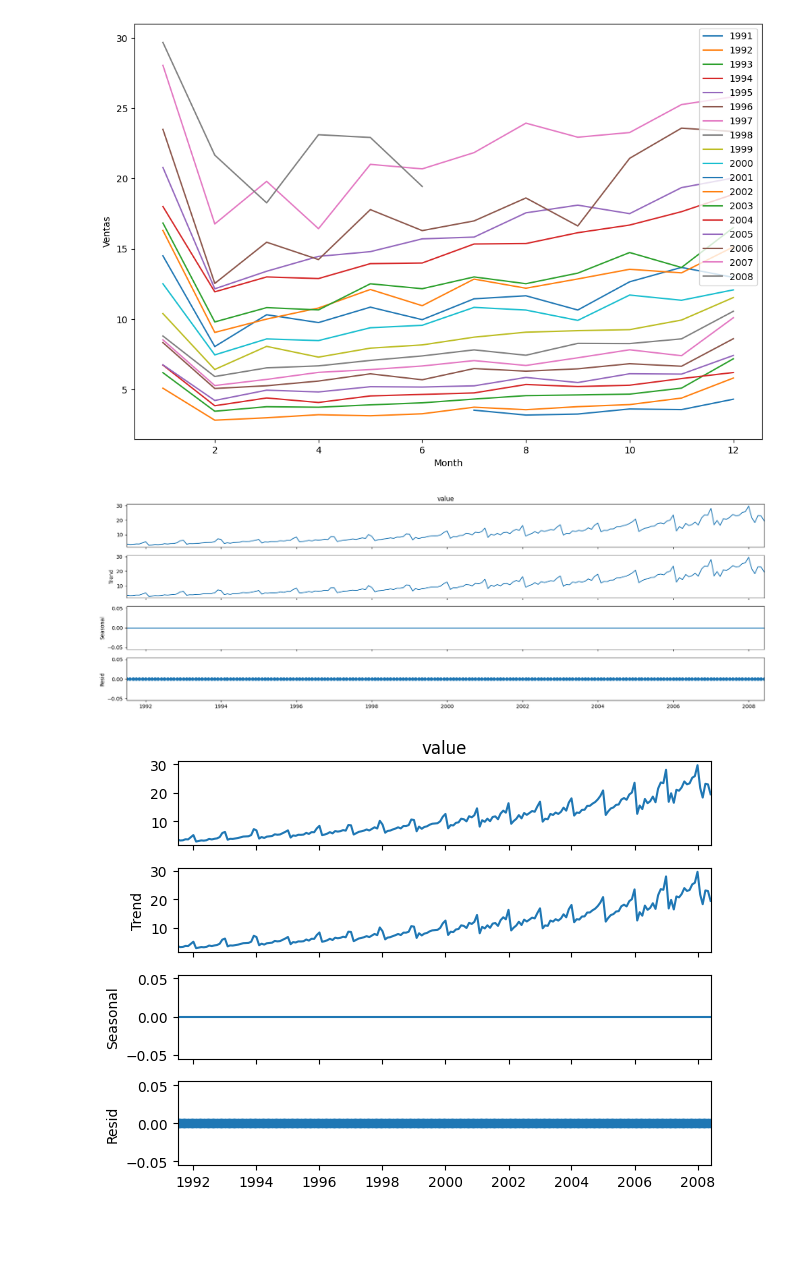
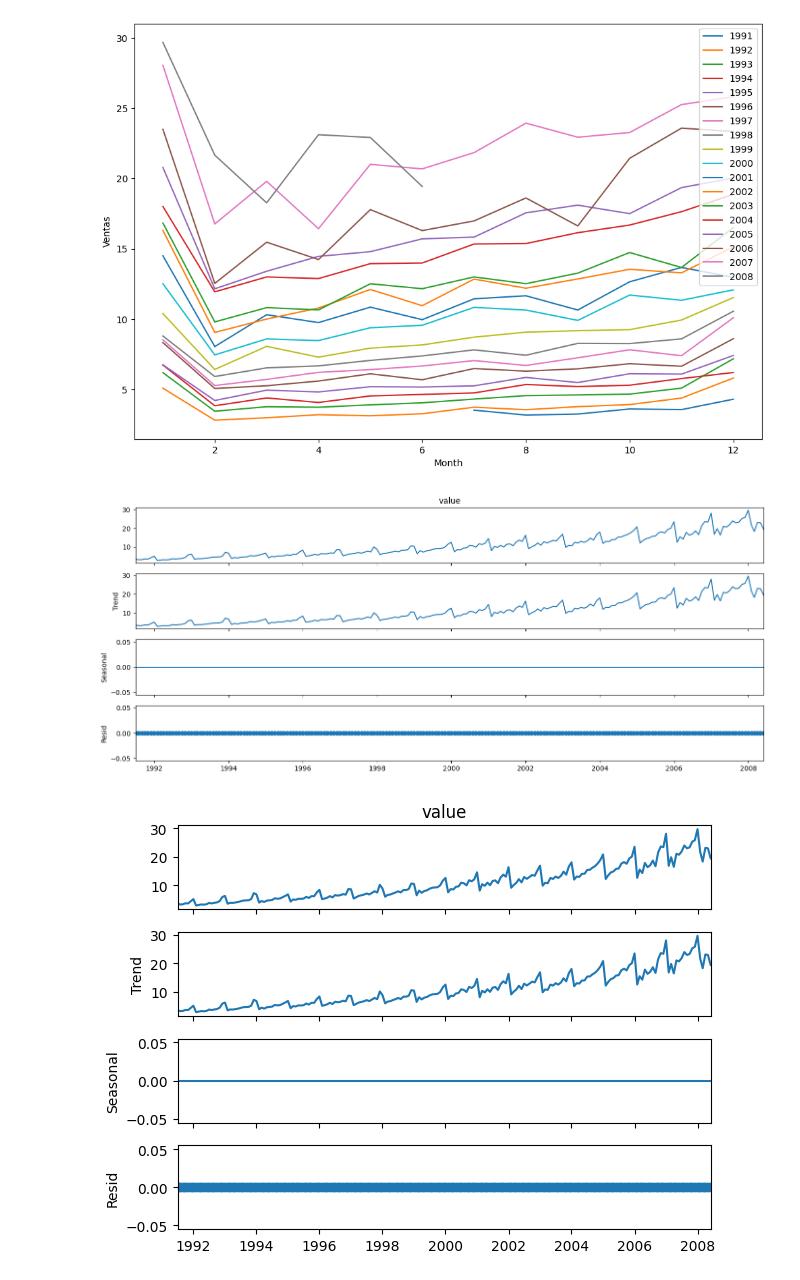
Before and after one commit to barqu3ro/python, a Jupyter notebook: Estudio/Data Science/Series temporales/Practica/02. Decomposing.ipynb, the cells around one changed output. Drawn from its saved outputs; the diff is of its cells as text; code cells hidden in the pictures; blank space fills up the shorter version.

```diff
--- a/Estudio/Data Science/Series temporales/Practica/02. Decomposing.ipynb
+++ b/Estudio/Data Science/Series temporales/Practica/02. Decomposing.ipynb
@@ -67,14 +65,25 @@ plt.show();
 # %% [output]
 [figure]
 # %%
+"""
+Decomposes the time series into trend, seasonality, and residuals (noise).
+
+Parameters:
+- df (pandas.DataFrame): The input dataframe containing the time series data.
+
+Returns:
+- additive (statsmodels.tsa.seasonal.DecomposeResult): The result of the additive decomposition.
+"""
+
 additive = seasonal_decompose(df['value'], model='additive', period=1)
 
+
 with plt.rc_context():
-    plt.rc("figure", figsize=(18,6))
+    plt.rc("figure", figsize=(14,6))
     additive.plot()
     plt.show()
 # %% [output]
-[figure, old version]
+[figure, new version]
 # %%
 additive.plot();
 # %% [output]
```
Also changed, not shown: parts of 1 cell of this notebook, 3 other files.
